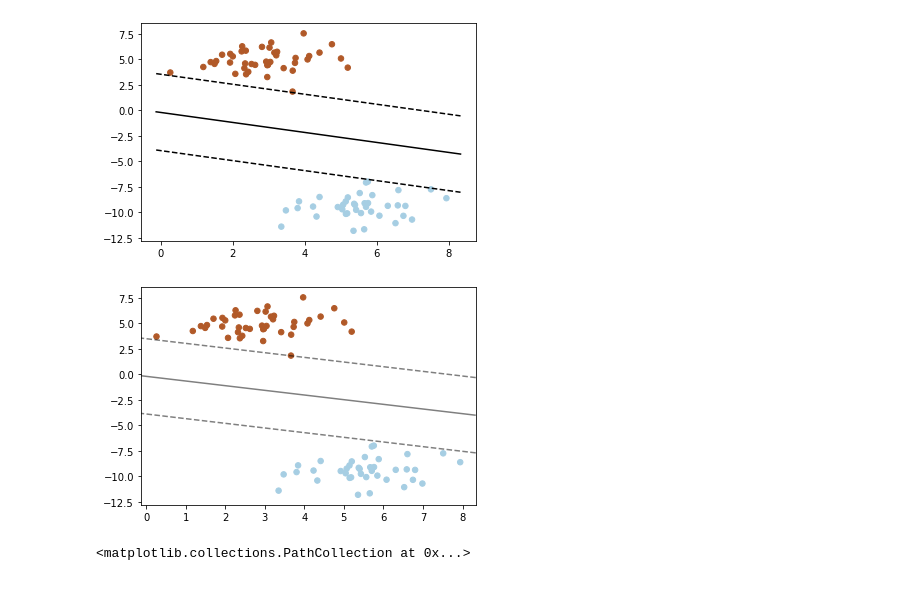
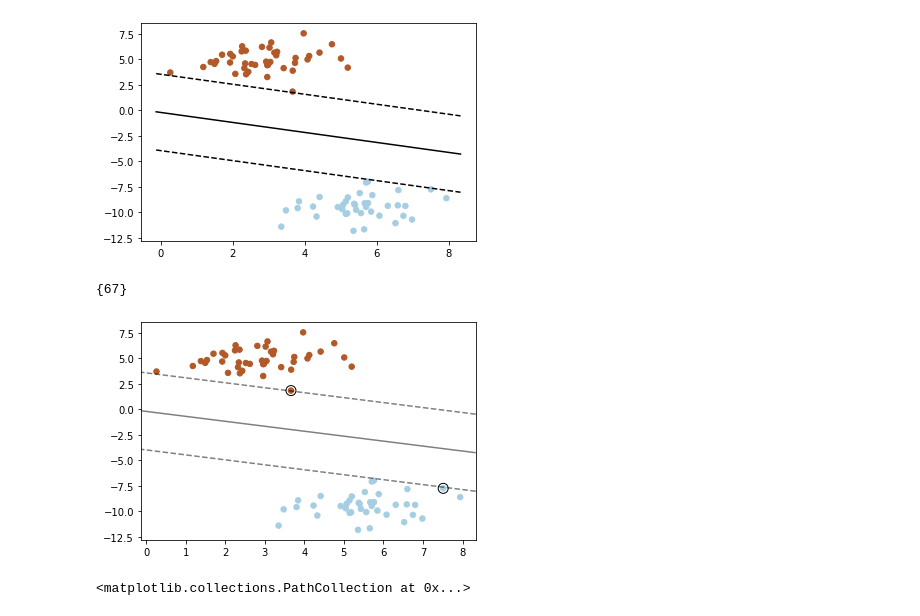
Before and after one commit to rmodi6/svm, a Jupyter notebook: svm.ipynb, the cells around one changed output. Drawn from its saved outputs; the diff is of its cells as text; code cells hidden in the pictures.

Commit message:
Added support vectors to the graph

```diff
--- a/svm.ipynb
+++ b/svm.ipynb
@@ -131,39 +135,43 @@ plt.show()
+# %%
+s1.intersection(s2)
+# %% [output]
+{67}
 # %%
 # fit the model, don't regularize for illustration purposes
 from sklearn import svm
 
 # X, y = make_blobs(n_samples=40, centers=2, random_state=6)
 
 # clf = svm.SVC(kernel='linear', C=1000)
 # clf.fit(X, y)
 
 plt.scatter(X_train[:, 1], X_train[:, 2], c=y_train, s=30, cmap=plt.cm.Paired)
 
 # plot the decision function
 ax = plt.gca()
 xlim = ax.get_xlim()
 ylim = ax.get_ylim()
 
 # plt.plot(xlim, slope * xlim + intercept, '-k')
 
 # create grid to evaluate model
 xx = np.linspace(xlim[0], xlim[1], 30)
 yy = np.linspace(ylim[0], ylim[1], 30)
 YY, XX = np.meshgrid(yy, xx)
 xy = np.vstack([XX.ravel(), YY.ravel()]).T
 Z = decision_function(w, xy).reshape(XX.shape)
 
 # plot decision boundary and margins
 ax.contour(XX, YY, Z, colors='k', levels=[-1, 0, 1], alpha=0.5,
            linestyles=['--', '-', '--'])
 # plot support vectors
-# ax.scatter(w[:, 0], w[:, 1], s=100,
-#            linewidth=1, facecolors='none', edgecolors='k')
+ax.scatter(X_train[[25, 67], 1], X_train[[25, 67], 2], s=100,
+           linewidth=1, facecolors='none', edgecolors='k')
 # ax.scatter(clf.support_vectors_[:, 0], clf.support_vectors_[:, 1], s=100,
 #            linewidth=1, facecolors='none', edgecolors='k')
 plt.show()
 # %% [output]
-[figure, old version]
+[figure, new version]
 # %%
 import numpy as np
 import matplotlib.pyplot as plt
```
Also changed, not shown: parts of 3 cells of this notebook.
